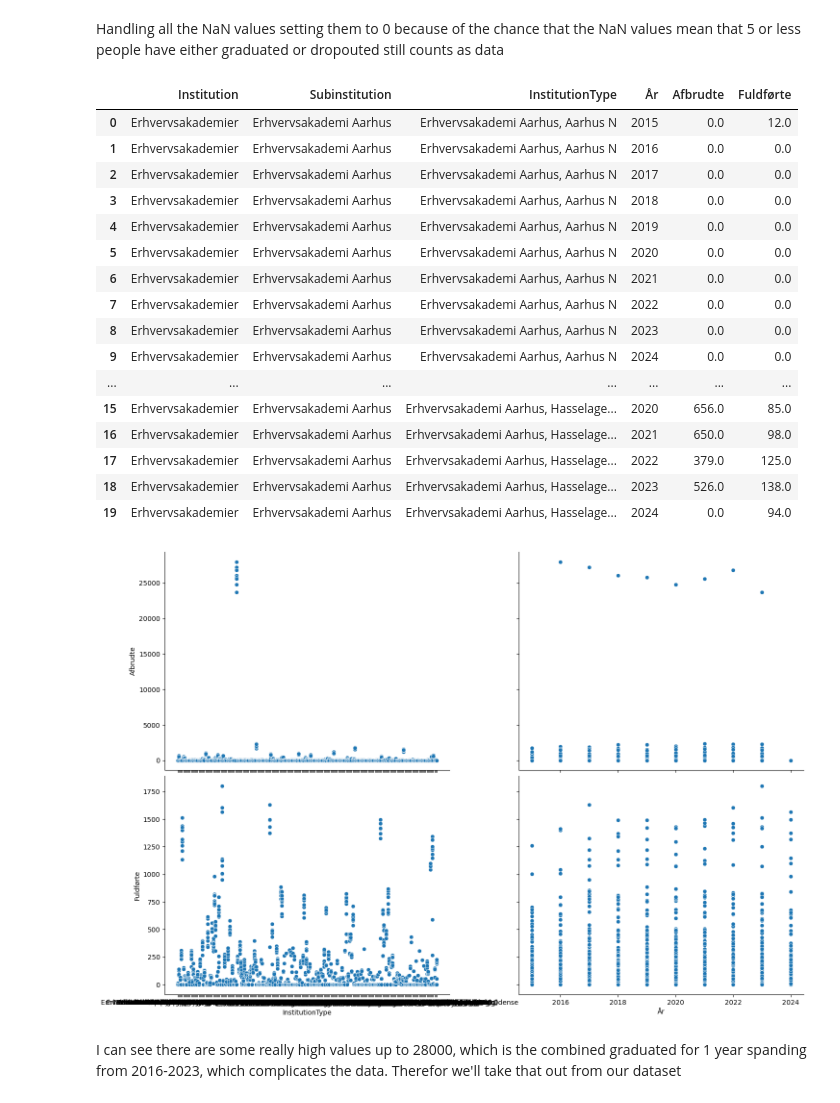
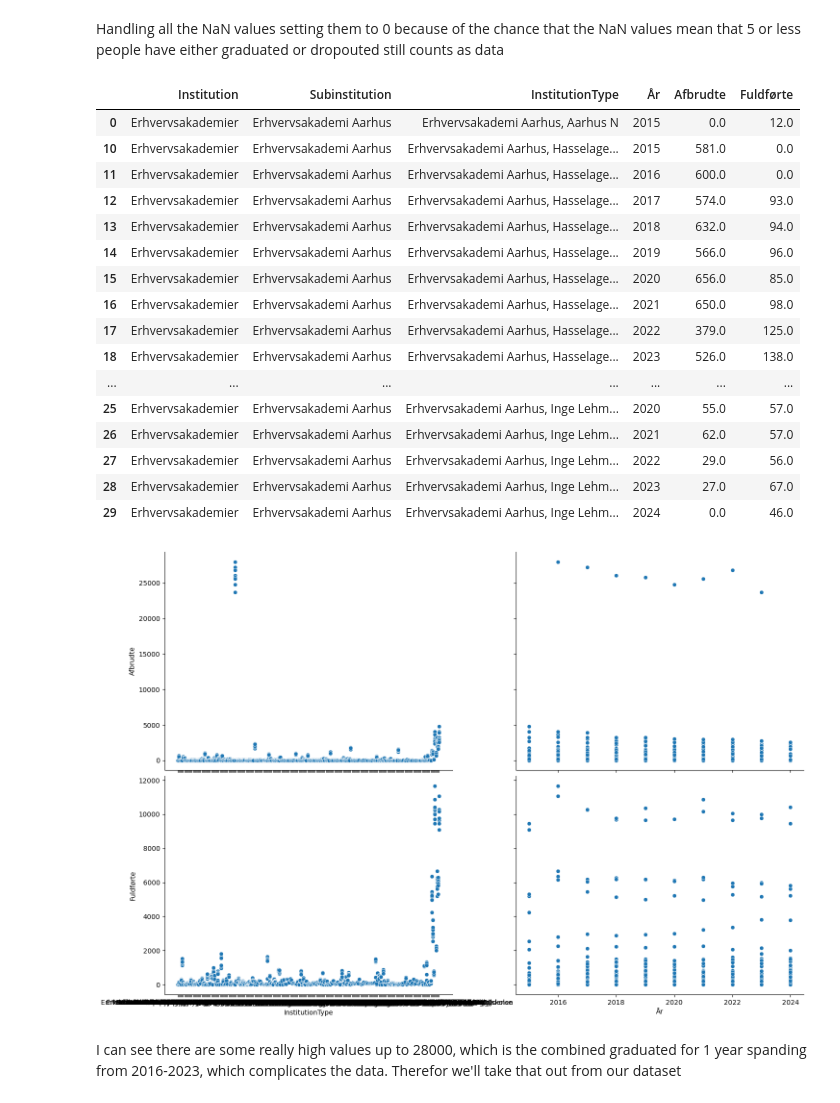
Before and after one commit to Freddo-404/Exam_BI, a Jupyter notebook: institutioner.ipynb, the cells around one changed output. Drawn from its saved outputs; the diff is of its cells as text; code cells hidden in the pictures.

```diff
--- a/institutioner.ipynb
+++ b/institutioner.ipynb
@@ -209,4 +209,6 @@ df_institution_combined = pd.merge(df1, df3, on=['Institution', 'Subinstitution'
 #df_institution_combined.to_excel("Streamlit\Data\Afbrudte_og_fuldførte_institution.xlsx", index=False)
 # %% [markdown]
 checking to see if it worked. A lot of NaN values due to the institutions not being created/established or the number of dropouts are lower than 5
+# %%
+combined_institution = pd.read_excel(r"Streamlit\Data\Afbrudte_og_fuldførte_institution.xlsx")
 # %%
@@ -232,34 +234,39 @@ df_institution_combined.head(20)
 # %% [markdown]
 Handling all the NaN values setting them to 0 because of the chance that the NaN values mean that 5 or less people have either graduated or dropouted still counts as data
 # %%
-df_institution_combined['Afbrudte'] = df_institution_combined['Afbrudte'].fillna(0)
-df_institution_combined['Fuldførte'] = df_institution_combined['Fuldførte'].fillna(0)
+combined_institution['Afbrudte'] = combined_institution['Afbrudte'].fillna(0)
+combined_institution['Fuldførte'] = combined_institution['Fuldførte'].fillna(0)
+
+    # Fjerner rækker hvor både Afbrudte og Fuldførte er 0, da institutioner hvor begge er 0
+    # indikerer, at instituionen ikke er oprettet endnu, eller er blevet nedlagt
+    # og derfor ikke er relevant for analysen
+combined_institution = combined_institution[~((combined_institution["Afbrudte"] == 0) & (combined_institution["Fuldførte"] == 0))]
 # %%
-df_institution_combined.head(20)
+combined_institution.head(20)
 # %% [output]
 |  | Institution | Subinstitution | InstitutionType | År | Afbrudte | Fuldførte |
 | 0 | Erhvervsakademier | Erhvervsakademi Aarhus | Erhvervsakademi Aarhus, Aarhus N | 2015 | 0.0 | 12.0 |
-| 1 | Erhvervsakademier | Erhvervsakademi Aarhus | Erhvervsakademi Aarhus, Aarhus N | 2016 | 0.0 | 0.0 |
-| 2 | Erhvervsakademier | Erhvervsakademi Aarhus | Erhvervsakademi Aarhus, Aarhus N | 2017 | 0.0 | 0.0 |
-| 3 | Erhvervsakademier | Erhvervsakademi Aarhus | Erhvervsakademi Aarhus, Aarhus N | 2018 | 0.0 | 0.0 |
-| 4 | Erhvervsakademier | Erhvervsakademi Aarhus | Erhvervsakademi Aarhus, Aarhus N | 2019 | 0.0 | 0.0 |
-| 5 | Erhvervsakademier | Erhvervsakademi Aarhus | Erhvervsakademi Aarhus, Aarhus N | 2020 | 0.0 | 0.0 |
-| 6 | Erhvervsakademier | Erhvervsakademi Aarhus | Erhvervsakademi Aarhus, Aarhus N | 2021 | 0.0 | 0.0 |
-| 7 | Erhvervsakademier | Erhvervsakademi Aarhus | Erhvervsakademi Aarhus, Aarhus N | 2022 | 0.0 | 0.0 |
-| 8 | Erhvervsakademier | Erhvervsakademi Aarhus | Erhvervsakademi Aarhus, Aarhus N | 2023 | 0.0 | 0.0 |
-| 9 | Erhvervsakademier | Erhvervsakademi Aarhus | Erhvervsakademi Aarhus, Aarhus N | 2024 | 0.0 | 0.0 |
-| ... | ... | ... | ... | ... | ... | ... |
+| 10 | Erhvervsakademier | Erhvervsakademi Aarhus | Erhvervsakademi Aarhus, Hasselage... | 2015 | 581.0 | 0.0 |
+| 11 | Erhvervsakademier | Erhvervsakademi Aarhus | Erhvervsakademi Aarhus, Hasselage... | 2016 | 600.0 | 0.0 |
+| 12 | Erhvervsakademier | Erhvervsakademi Aarhus | Erhvervsakademi Aarhus, Hasselage... | 2017 | 574.0 | 93.0 |
+| 13 | Erhvervsakademier | Erhvervsakademi Aarhus | Erhvervsakademi Aarhus, Hasselage... | 2018 | 632.0 | 94.0 |
+| 14 | Erhvervsakademier | Erhvervsakademi Aarhus | Erhvervsakademi Aarhus, Hasselage... | 2019 | 566.0 | 96.0 |
 | 15 | Erhvervsakademier | Erhvervsakademi Aarhus | Erhvervsakademi Aarhus, Hasselage... | 2020 | 656.0 | 85.0 |
 | 16 | Erhvervsakademier | Erhvervsakademi Aarhus | Erhvervsakademi Aarhus, Hasselage... | 2021 | 650.0 | 98.0 |
 | 17 | Erhvervsakademier | Erhvervsakademi Aarhus | Erhvervsakademi Aarhus, Hasselage... | 2022 | 379.0 | 125.0 |
 | 18 | Erhvervsakademier | Erhvervsakademi Aarhus | Erhvervsakademi Aarhus, Hasselage... | 2023 | 526.0 | 138.0 |
-| 19 | Erhvervsakademier | Erhvervsakademi Aarhus | Erhvervsakademi Aarhus, Hasselage... | 2024 | 0.0 | 94.0 |
+| ... | ... | ... | ... | ... | ... | ... |
+| 25 | Erhvervsakademier | Erhvervsakademi Aarhus | Erhvervsakademi Aarhus, Inge Lehm... | 2020 | 55.0 | 57.0 |
+| 26 | Erhvervsakademier | Erhvervsakademi Aarhus | Erhvervsakademi Aarhus, Inge Lehm... | 2021 | 62.0 | 57.0 |
+| 27 | Erhvervsakademier | Erhvervsakademi Aarhus | Erhvervsakademi Aarhus, Inge Lehm... | 2022 | 29.0 | 56.0 |
+| 28 | Erhvervsakademier | Erhvervsakademi Aarhus | Erhvervsakademi Aarhus, Inge Lehm... | 2023 | 27.0 | 67.0 |
+| 29 | Erhvervsakademier | Erhvervsakademi Aarhus | Erhvervsakademi Aarhus, Inge Lehm... | 2024 | 0.0 | 46.0 |
 # %%
-sns.pairplot(df_institution_combined, x_vars=['InstitutionType', 'År'], y_vars=['Afbrudte', 'Fuldførte'], height=5, aspect=1.5)
+sns.pairplot(combined_institution, x_vars=['InstitutionType', 'År'], y_vars=['Afbrudte', 'Fuldførte'], height=5, aspect=1.5)
 plt.show()
-df_institution_combined['Afbrudte'] = df_institution_combined['Afbrudte'].astype(float)
+combined_institution['Afbrudte'] = combined_institution['Afbrudte'].astype(float)
 # %% [output]
-[figure, old version]
+[figure, new version]
 # %% [markdown]
 I can see there are some really high values up to 28000, which is the combined graduated for 1 year spanding from 2016-2023, which complicates the data. Therefor we'll take that out from our dataset
 # %%
```
Also changed, not shown: parts of 21 cells of this notebook, 3 other files.
